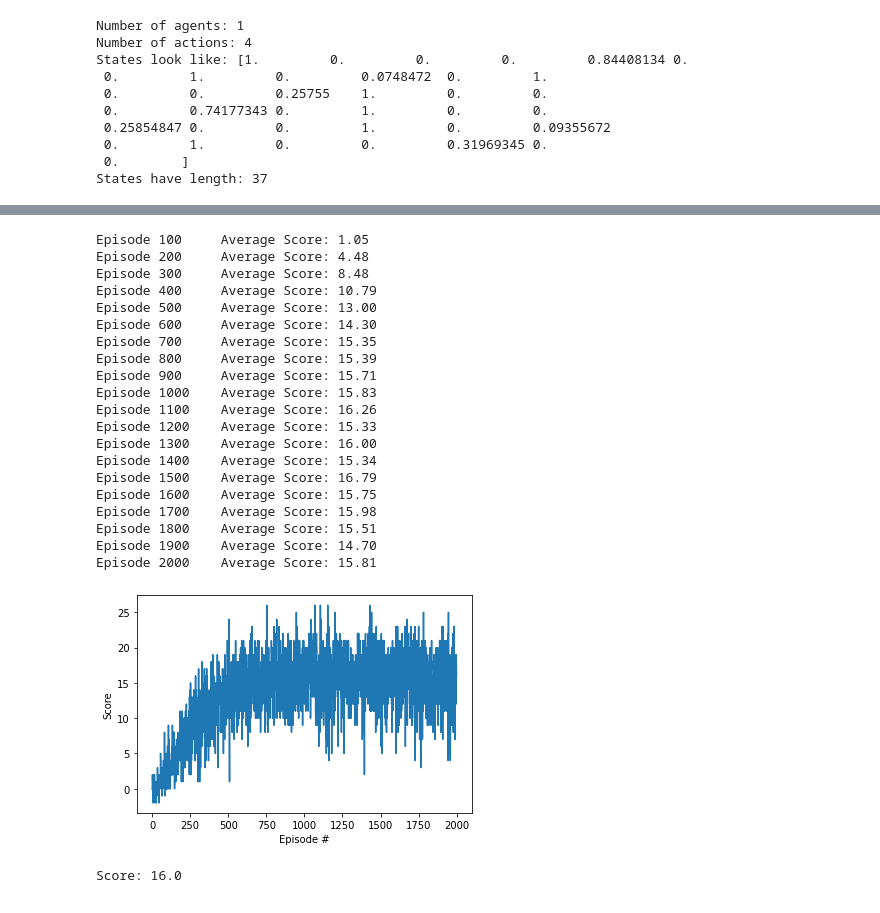
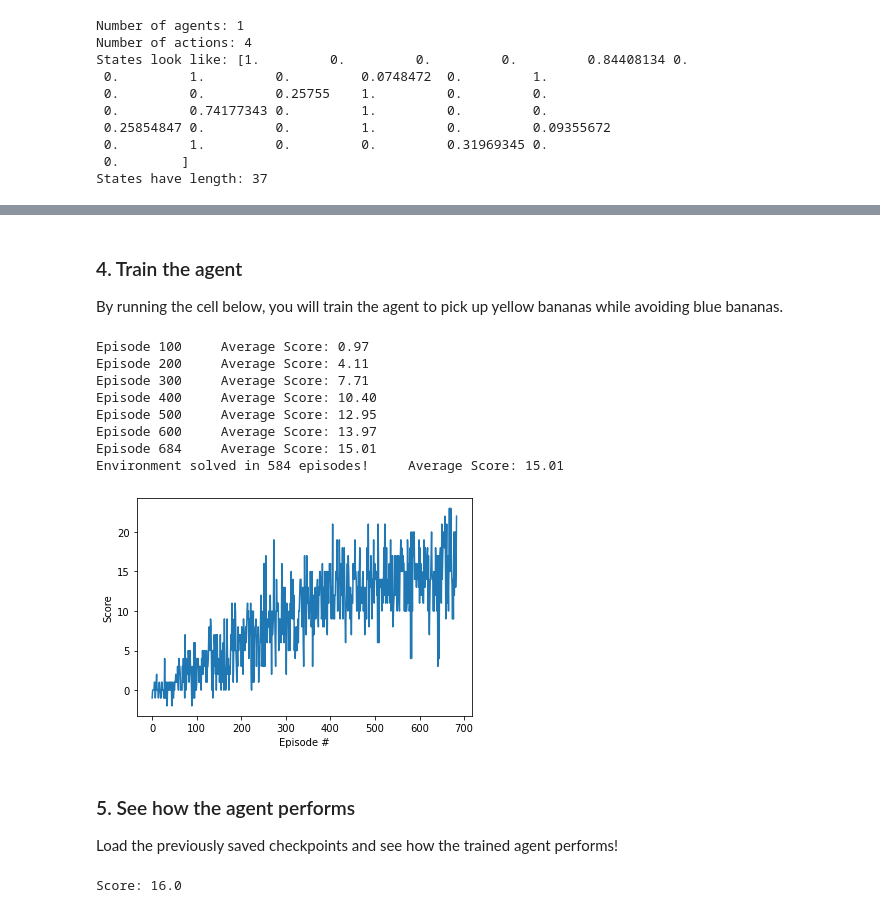
Before and after one commit to simonszalai/Udacity-Deep-Reinforcement-Learning-Project-1, a Jupyter notebook: Navigation.ipynb, the cells around one changed output, grey strips where cells are left out. Saved outputs shown, nothing was run; the diff lists cells and outputs as text; code cells hidden in the pictures.

```diff
--- a/Navigation.ipynb
+++ b/Navigation.ipynb
@@ -144,10 +106,15 @@ plt.ion()
+# %% [markdown]
+### 4. Train the agent
+
+By running the cell below, you will train the agent to pick up yellow bananas while avoiding blue bananas.
 # %%
 from agent import Agent
 
 agent = Agent(state_size=37, action_size=4, seed=0)
 
 def dqn(n_episodes=2000, max_t=1000, eps_start=1.0, eps_end=0.01, eps_decay=0.995):
-    """Deep Q-Learning.
+    """
+    Deep Q-Learning.
 
     Params
     ======
@@ -157,67 +124,58 @@ def dqn(n_episodes=2000, max_t=1000, eps_start=1.0, eps_end=0.01, eps_decay=0.99
         eps_end (float): minimum value of epsilon
         eps_decay (float): multiplicative factor (per episode) for decreasing epsilon
     """
+
     scores = []                        # list containing scores from each episode
     scores_window = deque(maxlen=100)  # last 100 scores
     eps = eps_start                    # initialize epsilon
+
     for i_episode in range(1, n_episodes+1):
-#         state = env.reset()
-#         print(state)
         env_info = env.reset(train_mode=True)[brain_name] # reset the environment
         state = env_info.vector_observations[0]
         score = 0
 
         for t in range(max_t):
-            action = agent.act(state, eps)
+            action = agent.act(state, eps)                 # get the next action based on current policy
             env_info = env.step(action)[brain_name]        # send the action to the environment
             next_state = env_info.vector_observations[0]   # get the next state
             reward = env_info.rewards[0]                   # get the reward
             done = env_info.local_done[0]
             agent.step(state, action, reward, next_state, done)
             state = next_state
             score += reward
             if done:
                 break
         scores_window.append(score)       # save most recent score
         scores.append(score)              # save most recent score
         eps = max(eps_end, eps_decay*eps) # decrease epsilon
+
         print('\rEpisode {}\tAverage Score: {:.2f}'.format(i_episode, np.mean(scores_window)), end="")
         if i_episode % 100 == 0:
             print('\rEpisode {}\tAverage Score: {:.2f}'.format(i_episode, np.mean(scores_window)))
-        if np.mean(scores_window)>=13.0:
+
+        if np.mean(scores_window) >= 15.0:
             print('\nEnvironment solved in {:d} episodes!\tAverage Score: {:.2f}'.format(i_episode-100, np.mean(scores_window)))
             torch.save(agent.qnetwork_local.state_dict(), 'checkpoint.pth')
             break
+
     return scores
 
 scores = dqn()
 
 # plot the scores
 fig = plt.figure()
 ax = fig.add_subplot(111)
 plt.plot(np.arange(len(scores)), scores)
 plt.ylabel('Score')
 plt.xlabel('Episode #')
 plt.show()
 # %% [output]
-Episode 100     Average Score: 1.05
-Episode 200     Average Score: 4.48
-Episode 300     Average Score: 8.48
-Episode 400     Average Score: 10.79
-Episode 500     Average Score: 13.00
-Episode 600     Average Score: 14.30
-Episode 700     Average Score: 15.35
-Episode 800     Average Score: 15.39
-Episode 900     Average Score: 15.71
-Episode 1000    Average Score: 15.83
-Episode 1100    Average Score: 16.26
-Episode 1200    Average Score: 15.33
-Episode 1300    Average Score: 16.00
-Episode 1400    Average Score: 15.34
-Episode 1500    Average Score: 16.79
-Episode 1600    Average Score: 15.75
-Episode 1700    Average Score: 15.98
-Episode 1800    Average Score: 15.51
-Episode 1900    Average Score: 14.70
-Episode 2000    Average Score: 15.81
+Episode 100     Average Score: 0.97
+Episode 200     Average Score: 4.11
+Episode 300     Average Score: 7.71
+Episode 400     Average Score: 10.40
+Episode 500     Average Score: 12.95
+Episode 600     Average Score: 13.97
+Episode 684     Average Score: 15.01
+Environment solved in 584 episodes!     Average Score: 15.01
-[figure, old version]
+[figure, new version]
@@ -226,3 +182,6 @@ torch.save(agent.qnetwork_local.state_dict(), 'checkpoint.pth')
+# %% [markdown]
+### 5. See how the agent performs
+Load the previously saved checkpoints and see how the trained agent performs!
 # %%
 # load the weights from file
 agent.qnetwork_local.load_state_dict(torch.load('checkpoint.pth'))
```
Also changed, not shown: parts of 12 cells of this notebook.
